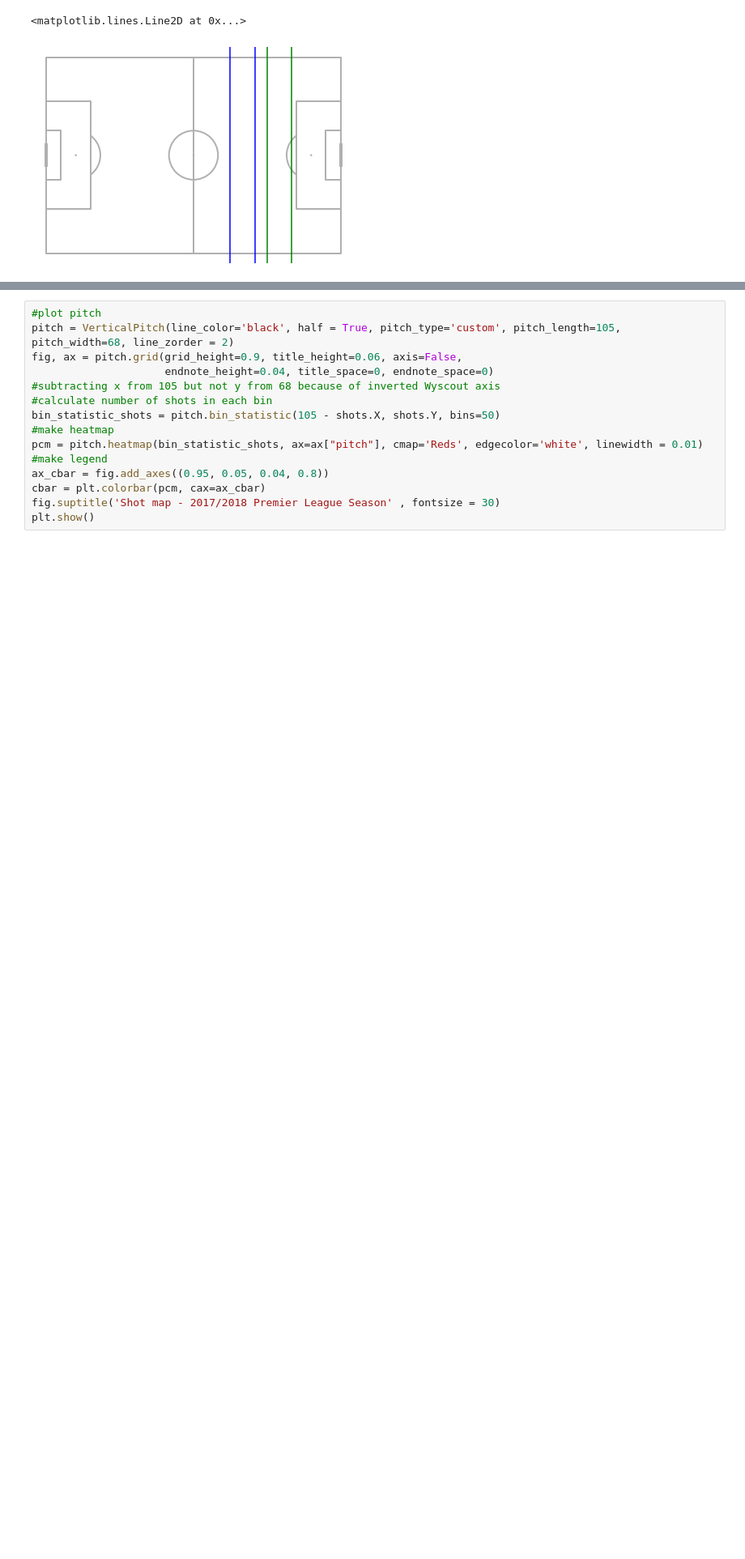
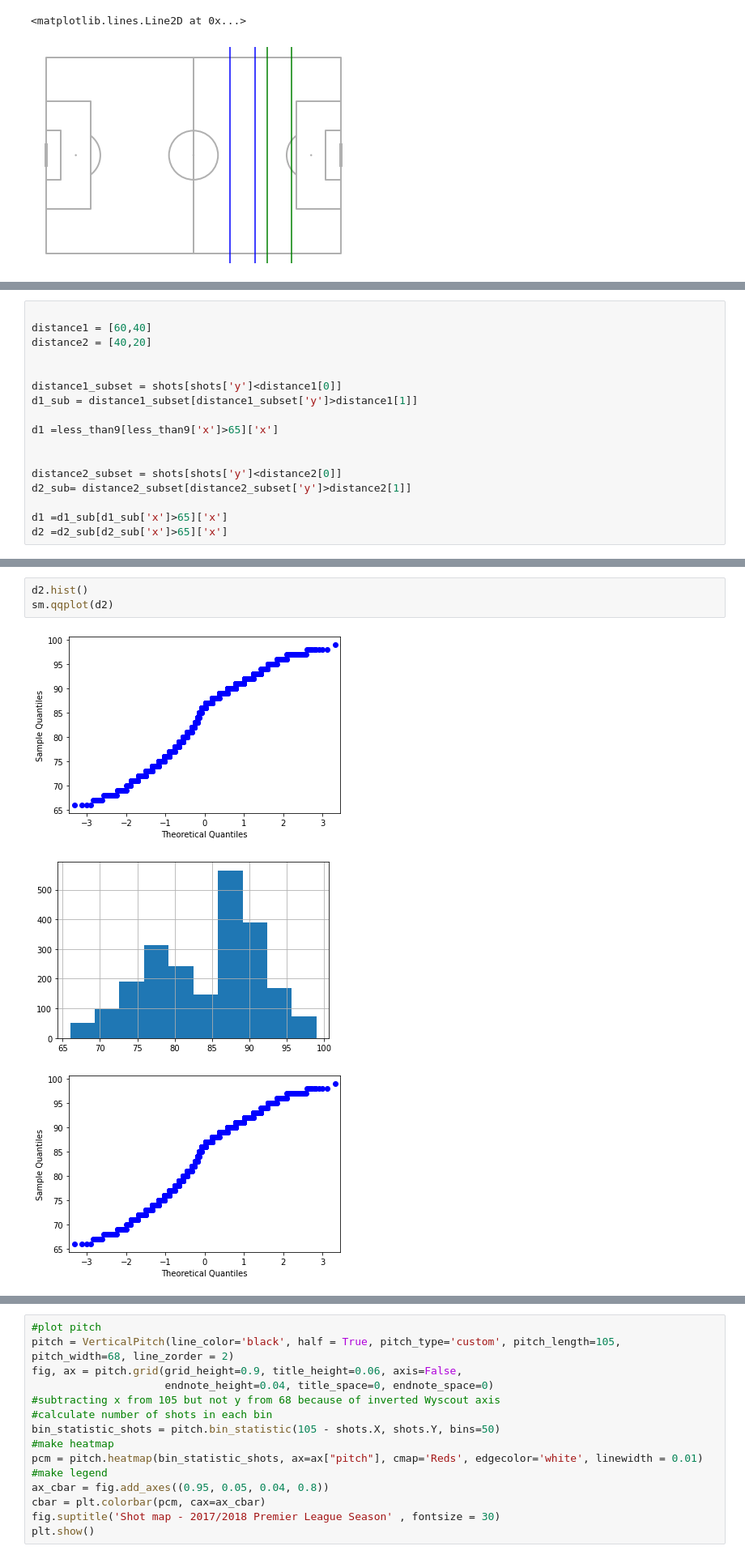
Before and after one commit to Jelan12345/Course_Project, a Jupyter notebook: 541_Course_Proj.ipynb, the cells around one changed output, grey strips where cells are left out. Shown at 81% size. Saved outputs shown, nothing was run; the diff lists cells and outputs as text; blank space fills up the shorter version.

```diff
--- a/541_Course_Proj.ipynb
+++ b/541_Course_Proj.ipynb
@@ -170,0 +161,17 @@ l1 =less_than9[less_than9['x']>65]['x']
+# %%
+
+distance1 = [60,40]
+distance2 = [40,20]
+
+
+distance1_subset = shots[shots['y']<distance1[0]]
+d1_sub = distance1_subset[distance1_subset['y']>distance1[1]]
+
+d1 =less_than9[less_than9['x']>65]['x']
+
+
+distance2_subset = shots[shots['y']<distance2[0]]
+d2_sub= distance2_subset[distance2_subset['y']>distance2[1]]
+
+d1 =d1_sub[d1_sub['x']>65]['x']
+d2 =d2_sub[d2_sub['x']>65]['x']
@@ -170,0 +188,7 @@ l1 =less_than9[less_than9['x']>65]['x']
+# %%
+d2.hist()
+sm.qqplot(d2)
+# %% [output]
+[figure, added]
+[figure, added]
+[figure, added]
```
Also changed, not shown: parts of 8 cells of this notebook.
